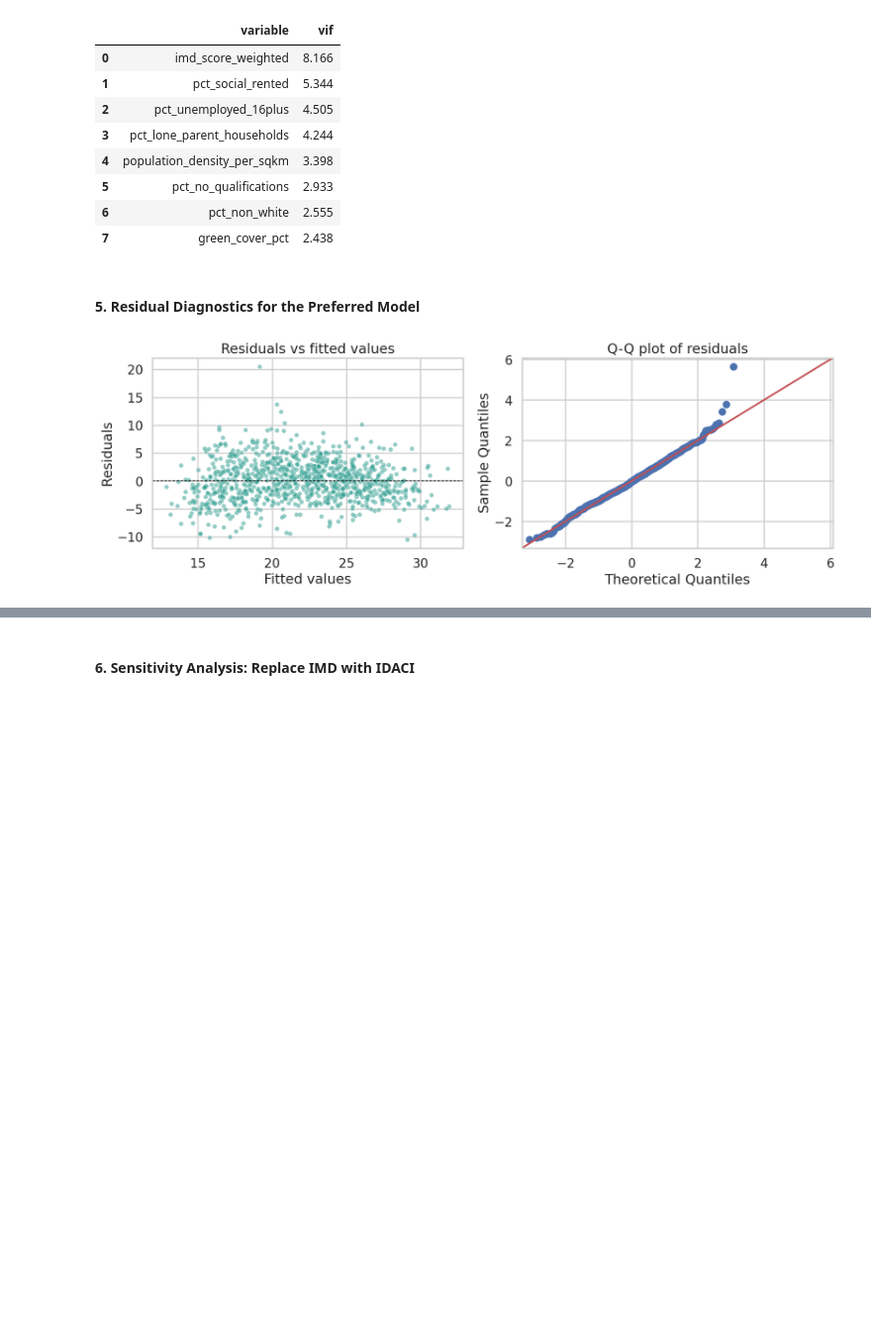
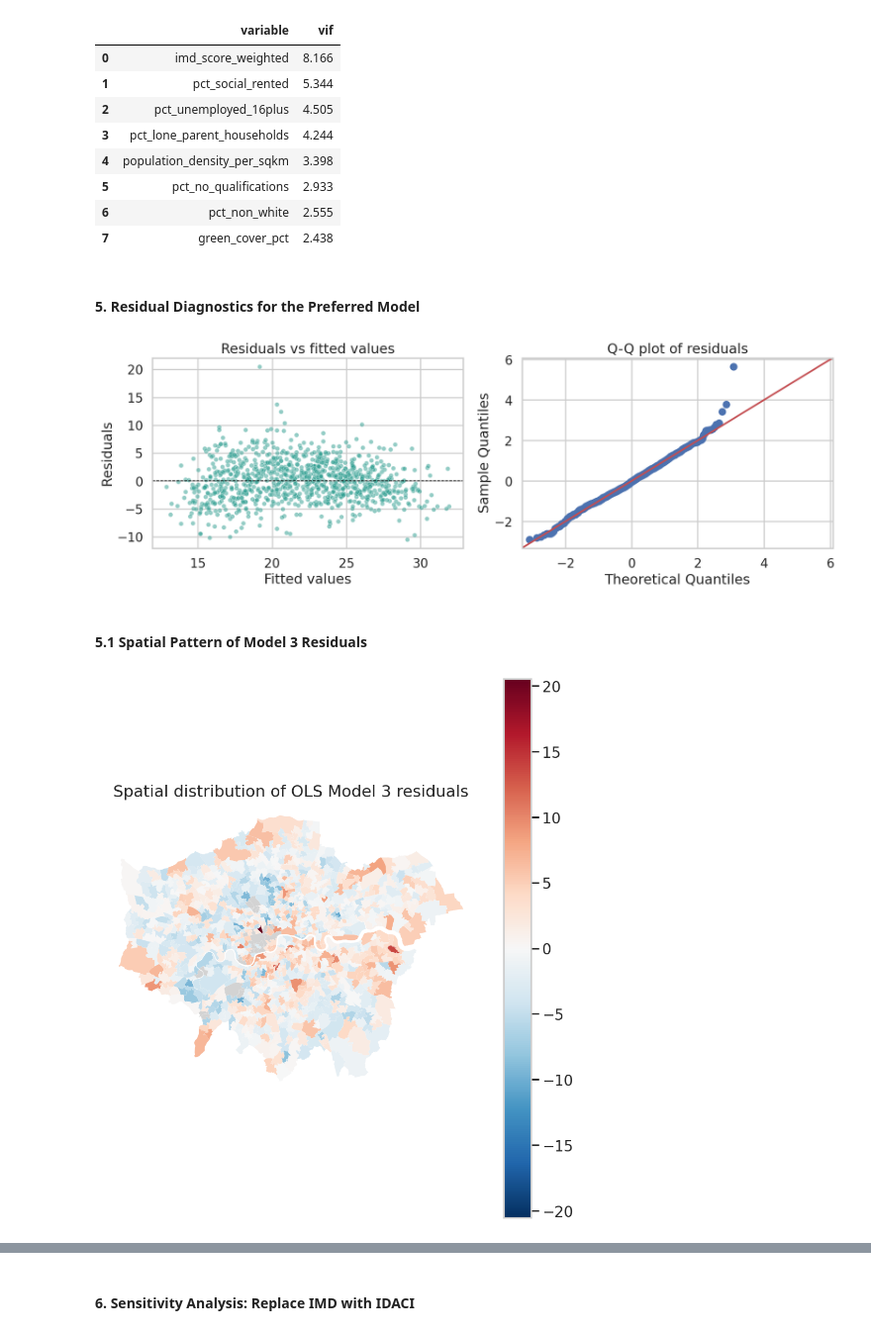
Before and after one commit to Levine-l/CASA0006_project, a Jupyter notebook: Template_submission_CASA0006.ipynb, the cells around one changed output, grey strips where cells are left out. Shown at 99% size. Saved outputs shown, nothing was run; the diff lists cells and outputs as text; code cells hidden in the pictures; blank space fills up the shorter version.

```diff
--- a/Template_submission_CASA0006.ipynb
+++ b/Template_submission_CASA0006.ipynb
@@ -487,7 +503,7 @@ sociodemographic_vars = [
 ]
 
 #combine all core variables into a single list for data subset
-core_vars = identifier_vars + [outcome, deprivation_var, green_var] + sociodemographic_vars
+model_core_vars = identifier_vars + [outcome, deprivation_var, green_var] + sociodemographic_vars
 
 #alternative deprivation measure for robustness check
 sensitivity_vars = ["idaci_score_weighted"]
@@ -500,7 +516,7 @@ model_3_additions = [green_var] #add green cover
 #### 1. Build the Modelling Dataset
 # %%
 #all unique variables required for the primary and sensitivity models
-required_vars = core_vars + model_1_vars + model_2_additions + model_3_additions + sensitivity_vars
+required_vars = model_core_vars + sensitivity_vars
 required_vars = list(dict.fromkeys(required_vars)) #remove duplicates and keeping order
 
 #check if any required variables are missing from the input dataframe
@@ -758,3 +766,34 @@ fig.savefig(FIG_DIR / "model3_residual_diagnostics.png", bbox_inches="tight")
 plt.show()
 # %% [output]
 [figure]
+# %% [markdown]
+#### 5.1 Spatial Pattern of Model 3 Residuals
+# %%
+#map the residuals from model 3 to check whether unexplained variation still appears spatially clustered
+residual_map = boundary.merge(
+    diagnostic_df[["MSOA_code", "residuals"]],
+    on="MSOA_code",
+    how="left",
+)
+
+max_abs_residual = np.nanmax(np.abs(residual_map["residuals"]))
+
+fig, ax = plt.subplots(figsize=(8, 9))
+residual_map.plot(
+    column="residuals",
+    cmap="RdBu_r",
+    vmin=-max_abs_residual,
+    vmax=max_abs_residual,
+    linewidth=0.05,
+    edgecolor="white",
+    legend=True,
+    missing_kwds={"color": "lightgrey", "label": "Missing"},
+    ax=ax,
+)
+ax.set_title("Spatial distribution of OLS Model 3 residuals")
+ax.set_axis_off()
+fig.tight_layout()
+fig.savefig(FIG_DIR / "model3_residual_choropleth.png", bbox_inches="tight")
+plt.show()
+# %% [output]
+[figure, added]
```
Also changed, not shown: parts of 13 cells of this notebook.
